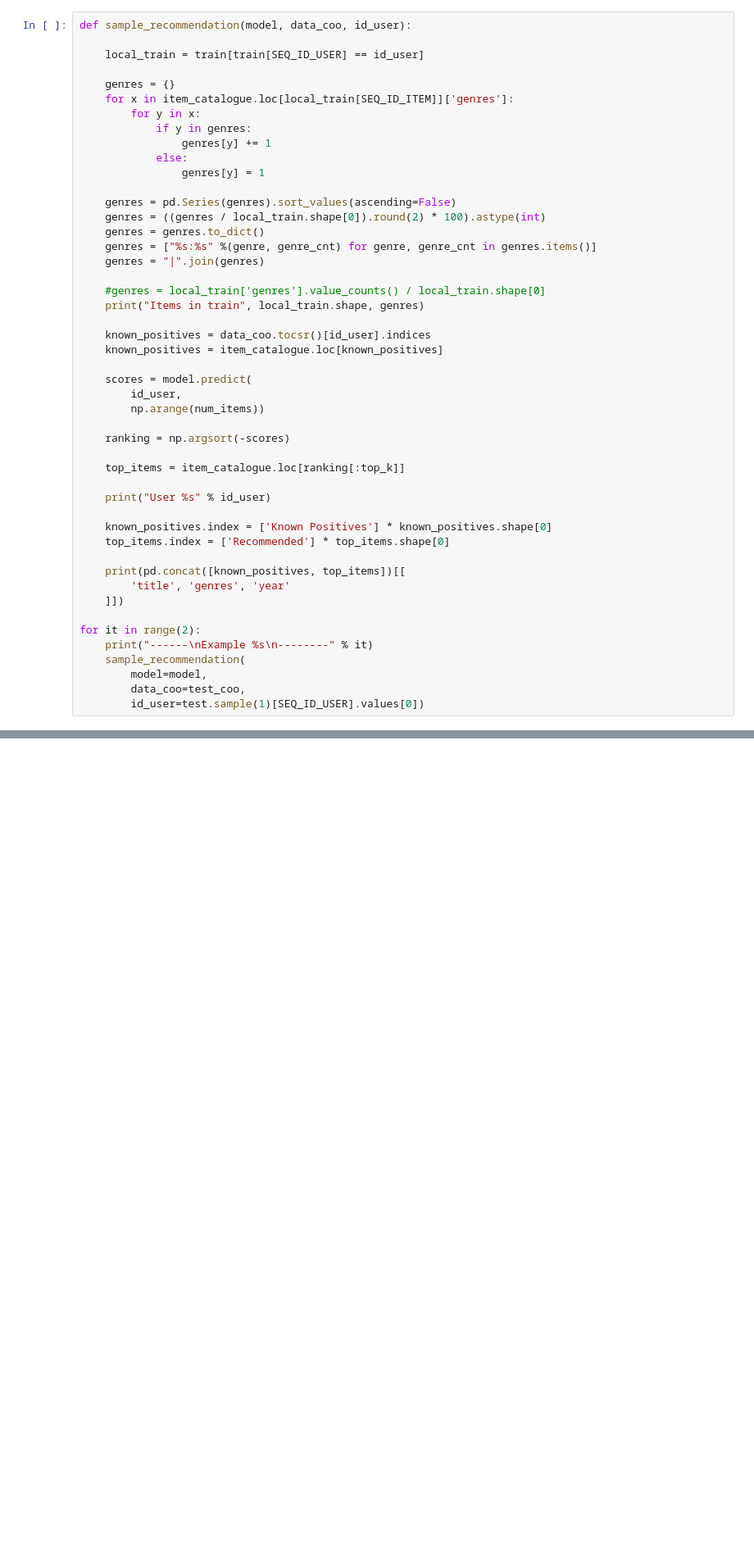
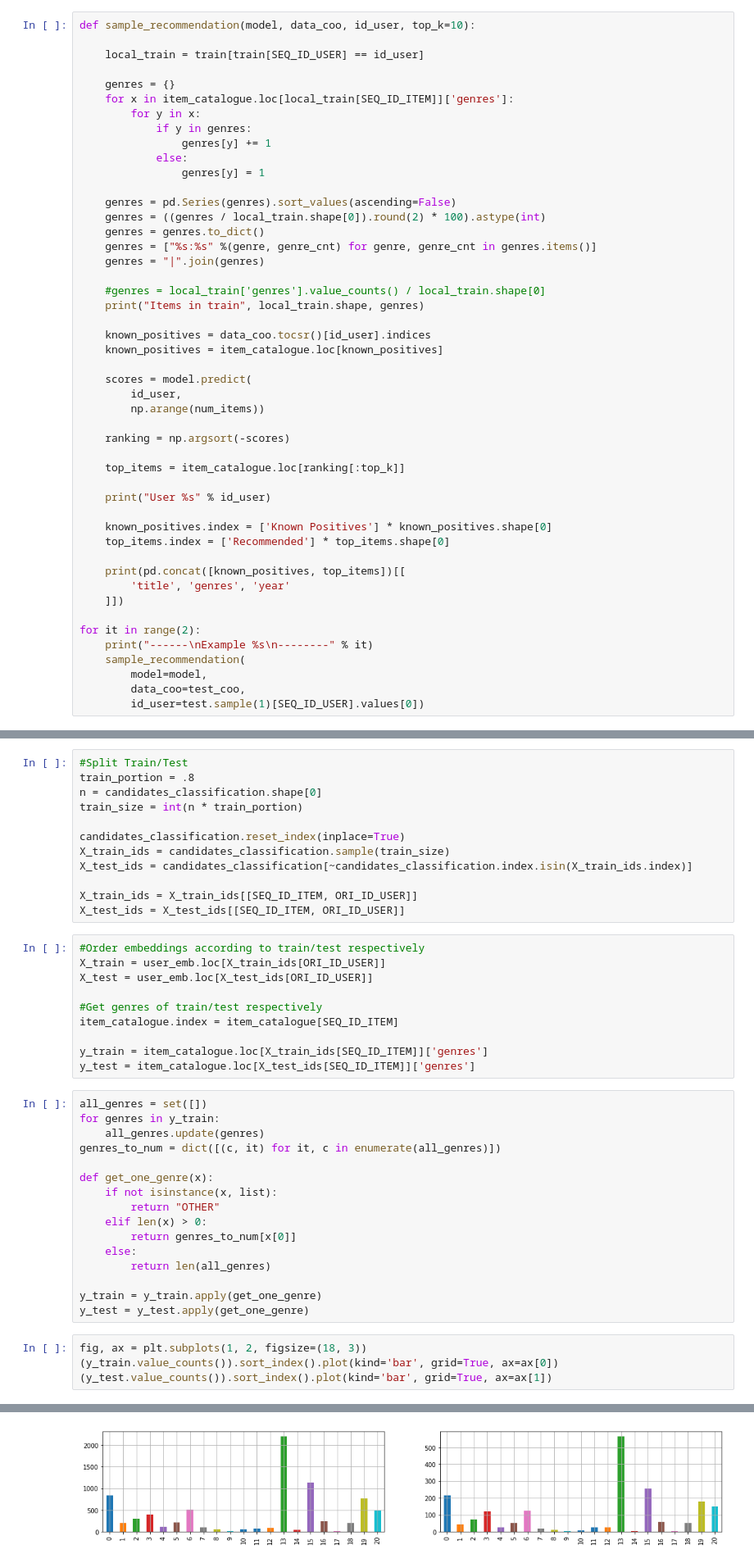
Before and after one commit to RaulSanchezVazquez/RecSys_Classification, a Jupyter notebook: Movies_classifier.ipynb, the cells around one changed output, grey strips where cells are left out. Shown at 82% size. Drawn from its saved outputs; the diff is of its cells as text; blank space fills up the shorter version.

```diff
--- a/Movies_classifier.ipynb
+++ b/Movies_classifier.ipynb
@@ -204,7 +158,7 @@ Elapsed Time: 0.7min
 # %% [markdown]
 # Train Precision / Test Precision
 # %%
-def sample_recommendation(model, data_coo, id_user):
+def sample_recommendation(model, data_coo, id_user, top_k=10):
 
     local_train = train[train[SEQ_ID_USER] == id_user]
 
@@ -303,0 +264,43 @@ import XGB as xgb
+# %%
+#Split Train/Test
+train_portion = .8
+n = candidates_classification.shape[0]
+train_size = int(n * train_portion)
+
+candidates_classification.reset_index(inplace=True)
+X_train_ids = candidates_classification.sample(train_size)
+X_test_ids = candidates_classification[~candidates_classification.index.isin(X_train_ids.index)]
+
+X_train_ids = X_train_ids[[SEQ_ID_ITEM, ORI_ID_USER]]
+X_test_ids = X_test_ids[[SEQ_ID_ITEM, ORI_ID_USER]]
+# %%
+#Order embeddings according to train/test respectively
+X_train = user_emb.loc[X_train_ids[ORI_ID_USER]]
+X_test = user_emb.loc[X_test_ids[ORI_ID_USER]]
+
+#Get genres of train/test respectively
+item_catalogue.index = item_catalogue[SEQ_ID_ITEM]
+
+y_train = item_catalogue.loc[X_train_ids[SEQ_ID_ITEM]]['genres']
+y_test = item_catalogue.loc[X_test_ids[SEQ_ID_ITEM]]['genres']
+# %%
+all_genres = set([])
+for genres in y_train:
+    all_genres.update(genres)
+genres_to_num = dict([(c, it) for it, c in enumerate(all_genres)])
+
+def get_one_genre(x):
+    if not isinstance(x, list):
+        return "OTHER"
+    elif len(x) > 0:
+        return genres_to_num[x[0]]
+    else:
+        return len(all_genres)
+
+y_train = y_train.apply(get_one_genre)
+y_test = y_test.apply(get_one_genre)
+# %%
+fig, ax = plt.subplots(1, 2, figsize=(18, 3))
+(y_train.value_counts()).sort_index().plot(kind='bar', grid=True, ax=ax[0])
+(y_test.value_counts()).sort_index().plot(kind='bar', grid=True, ax=ax[1])
+# %% [output]
@@ -303,0 +308 @@ import XGB as xgb
+[figure, added]
```
Also changed, not shown: parts of 29 cells of this notebook, 4 other files.
